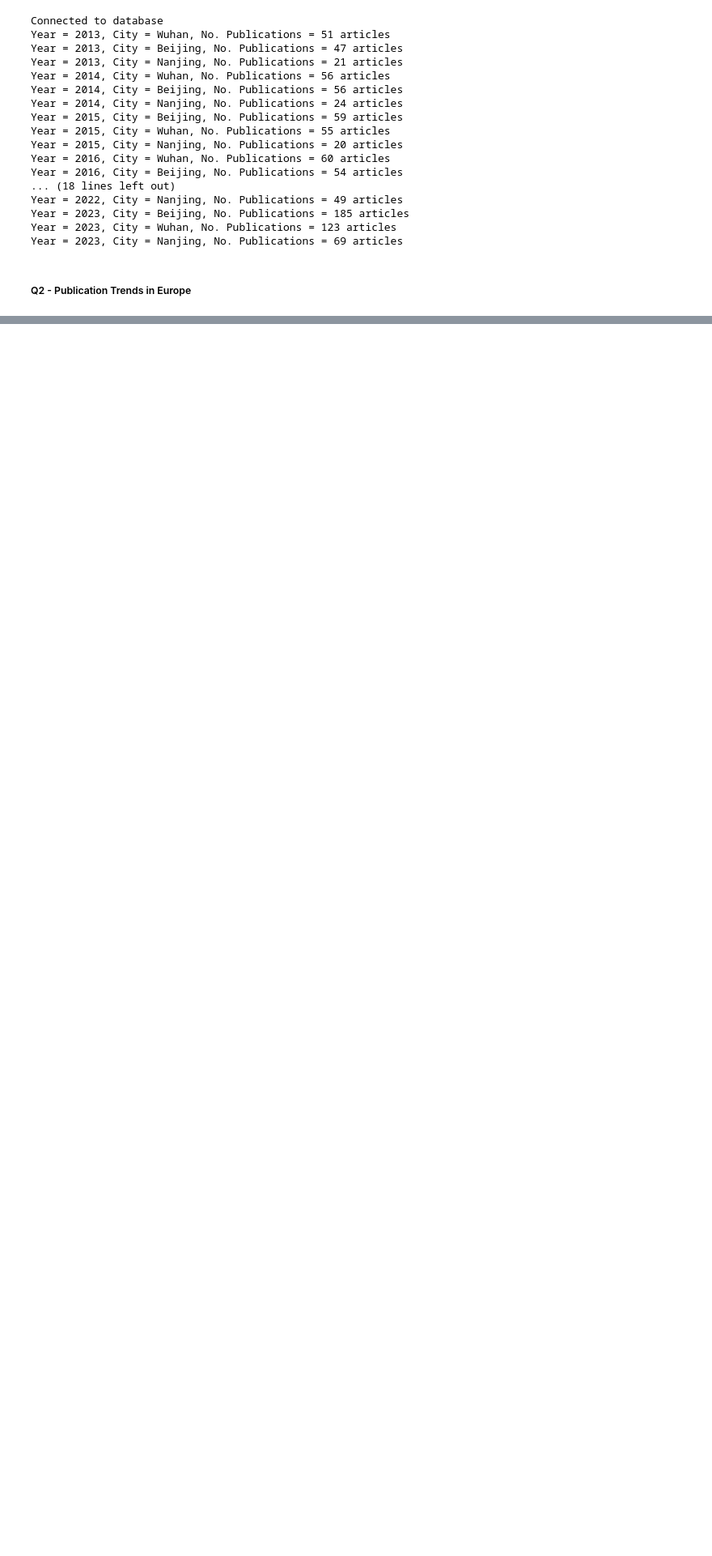
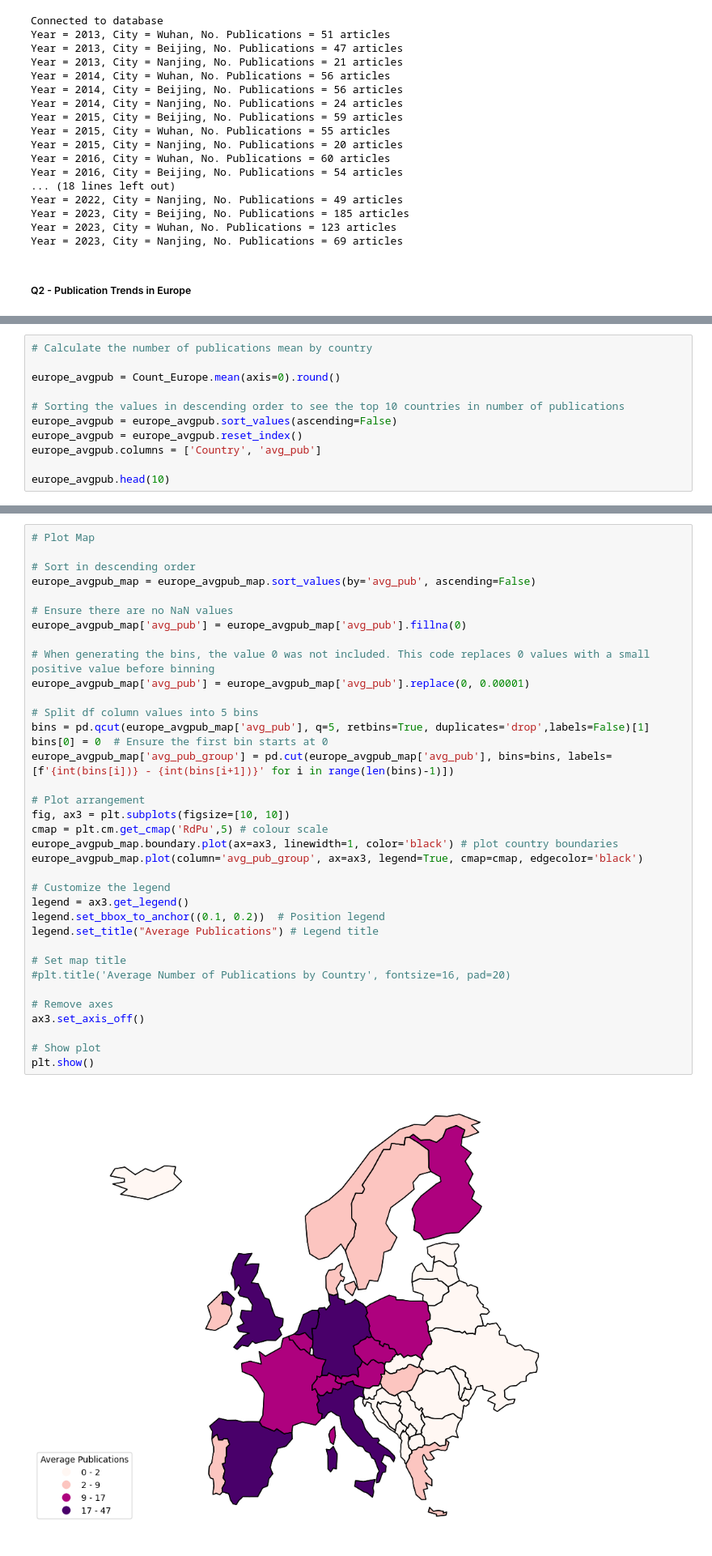
Before and after one commit to Arg-Pep/CS648---Project-ID-24-8, a Jupyter notebook: CS648 - Code.ipynb, the cells around one changed output, grey strips where cells are left out. Shown: that part at 81% size. Cells and saved outputs as stored; diff of their text form; blank space fills up the shorter version.

```diff
--- a/CS648 - Code.ipynb
+++ b/CS648 - Code.ipynb
@@ -947,0 +982,11 @@ Year = 2023, City = Nanjing, No. Publications = 69 articles
+# %%
+# Calculate the number of publications mean by country
+
+europe_avgpub = Count_Europe.mean(axis=0).round()
+
+# Sorting the values in descending order to see the top 10 countries in number of publications
+europe_avgpub = europe_avgpub.sort_values(ascending=False)
+europe_avgpub = europe_avgpub.reset_index()
+europe_avgpub.columns = ['Country', 'avg_pub']
+
+europe_avgpub.head(10)
@@ -947,0 +1026,38 @@ Year = 2023, City = Nanjing, No. Publications = 69 articles
+# %%
+# Plot Map
+
+# Sort in descending order
+europe_avgpub_map = europe_avgpub_map.sort_values(by='avg_pub', ascending=False)
+
+# Ensure there are no NaN values
+europe_avgpub_map['avg_pub'] = europe_avgpub_map['avg_pub'].fillna(0)
+
+# When generating the bins, the value 0 was not included. This code replaces 0 values with a small positive value before binning
+europe_avgpub_map['avg_pub'] = europe_avgpub_map['avg_pub'].replace(0, 0.00001)
+
+# Split df column values into 5 bins
+bins = pd.qcut(europe_avgpub_map['avg_pub'], q=5, retbins=True, duplicates='drop',labels=False)[1]
+bins[0] = 0  # Ensure the first bin starts at 0
+europe_avgpub_map['avg_pub_group'] = pd.cut(europe_avgpub_map['avg_pub'], bins=bins, labels=[f'{int(bins[i])} - {int(bins[i+1])}' for i in range(len(bins)-1)])
+
+# Plot arrangement
+fig, ax3 = plt.subplots(figsize=[10, 10])
+cmap = plt.cm.get_cmap('RdPu',5) # colour scale
+europe_avgpub_map.boundary.plot(ax=ax3, linewidth=1, color='black') # plot country boundaries
+europe_avgpub_map.plot(column='avg_pub_group', ax=ax3, legend=True, cmap=cmap, edgecolor='black')
+
+# Customize the legend
+legend = ax3.get_legend()
+legend.set_bbox_to_anchor((0.1, 0.2))  # Position legend
+legend.set_title("Average Publications") # Legend title
+
+# Set map title
+#plt.title('Average Number of Publications by Country', fontsize=16, pad=20)
+
+# Remove axes
+ax3.set_axis_off()
+
+# Show plot
+plt.show()
+# %% [output]
+[figure, added]
```
Also changed, not shown: parts of 10 cells of this notebook.
